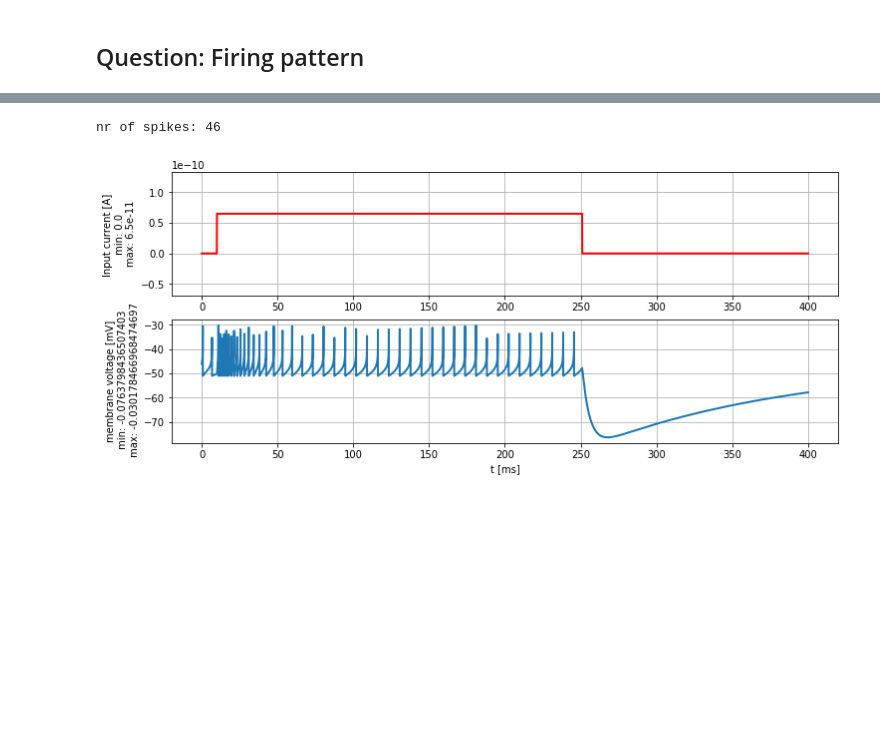
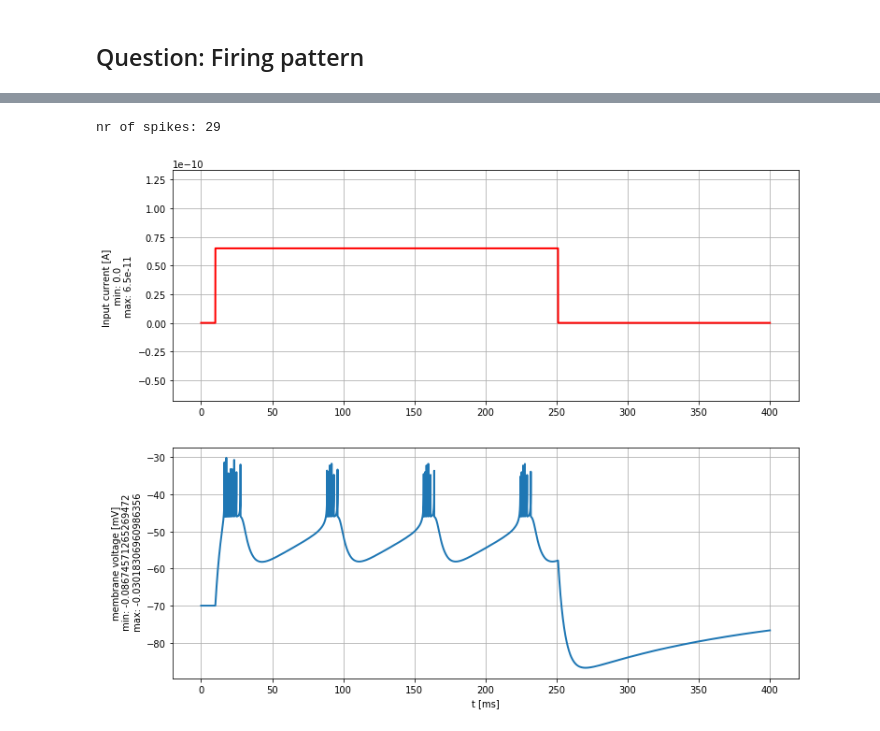
Before and after one commit to disadone/neuronaldynamics-epfl, a Jupyter notebook: 4-AdEx-the Adaptive Exponential Integrate-and-Fire model.ipynb, the cells around one changed output, grey strips where cells are left out. Saved outputs shown, nothing was run; the diff lists cells and outputs as text; code cells hidden in the pictures; blank space fills up the shorter version.

```diff
--- a/4-AdEx-the Adaptive Exponential Integrate-and-Fire model.ipynb
+++ b/4-AdEx-the Adaptive Exponential Integrate-and-Fire model.ipynb
@@ -195,21 +221,21 @@ nr of spikes: 40
 # %%
 # Bursting
 current = input_factory.get_step_current(10, 250, 1. * b2.ms, 65.0 * b2.pA)
 state_monitor, spike_monitor = AdEx.simulate_AdEx_neuron(
     I_stim=current,
     simulation_time=400 * b2.ms,
     tau_m=5*b2.ms,
     a=-0.5*b2.nS,
     tau_w=100*b2.ms,
     b=5*b2.pA,
-    v_rest=-46*b2.mV
+    v_reset=-46*b2.mV
 )
 plot_tools.plot_voltage_and_current_traces(state_monitor, current)
 print("nr of spikes: {}".format(spike_monitor.count[0]))
 # AdEx.plot_adex_state(state_monitor)
 # %% [output]
-nr of spikes: 46
+nr of spikes: 29
-[figure, old version]
+[figure, new version]
 # %%
 # Irregular
 current = input_factory.get_step_current(10, 250, 1. * b2.ms, 65.0 * b2.pA)
```
Also changed, not shown: parts of 24 cells of this notebook.
